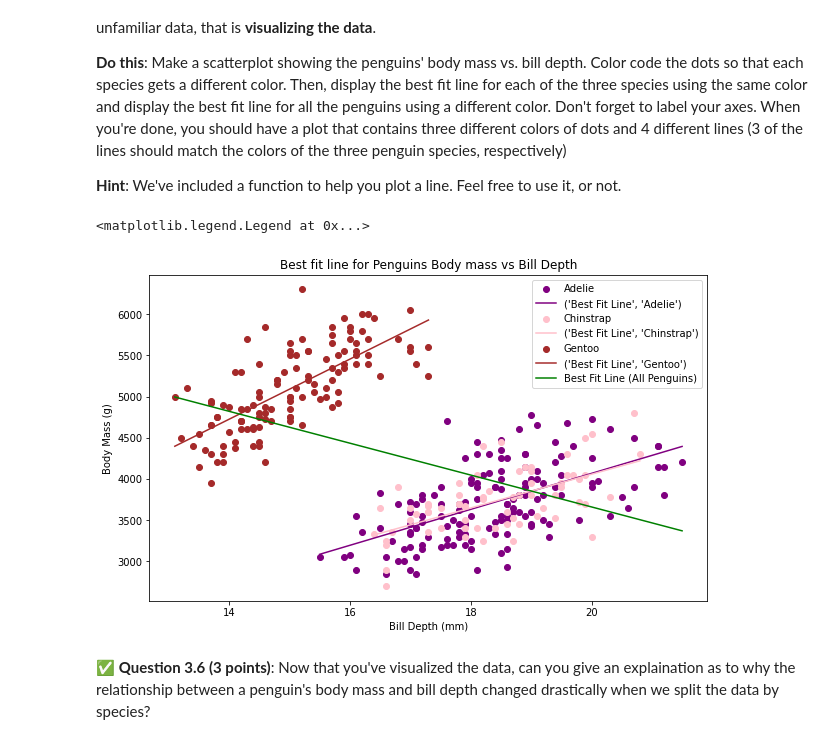
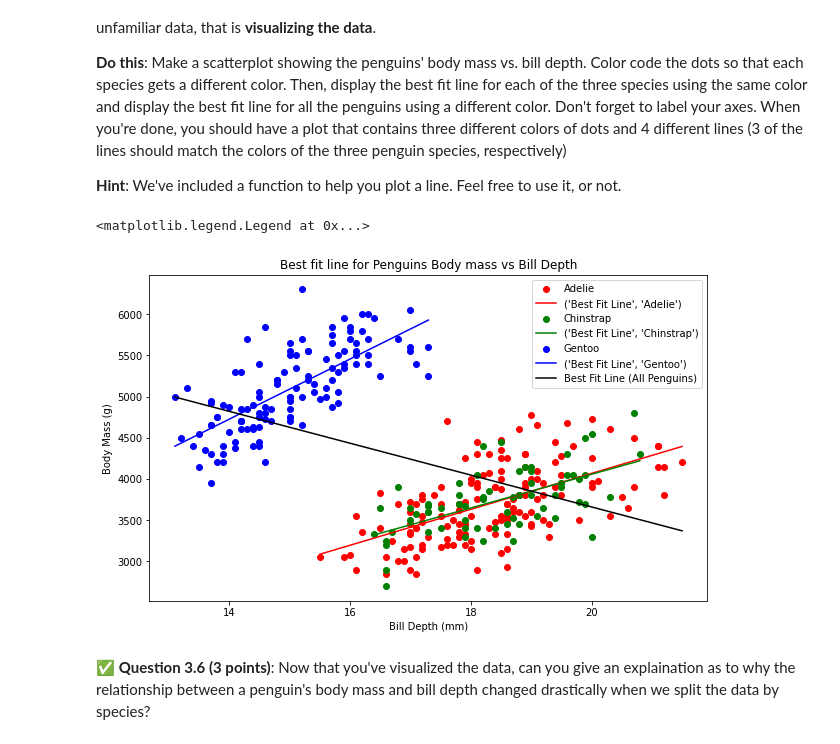
Before and after one commit to mariafaraj/CMSE202-f23-turnin, a Jupyter notebook: hw-03/HW-03_Regression-STUDENT.ipynb, the cells around one changed output. Saved outputs shown, nothing was run; the diff lists cells and outputs as text; code cells hidden in the pictures.

```diff
--- a/hw-03/HW-03_Regression-STUDENT.ipynb
+++ b/hw-03/HW-03_Regression-STUDENT.ipynb
@@ -346,38 +346,38 @@ def plot_line(slope, intercept, xmin, xmax, color):
 unique_species = dropped_penguin['species'].unique()
 
 plt.figure(figsize=(10, 6))
-colors = ['purple', 'pink', 'brown']
+colors = ['red', 'green', 'blue']
 color_index = 0
 
 for i in unique_species:
     species_data = dropped_penguin[dropped_penguin['species'] == i]
     x = species_data['bill_depth_mm']
     y = species_data['body_mass_g']
     plt.scatter(x, y, label=i, color=colors[color_index])
 
     slope, intercept = np.polyfit(x, y, 1)
 
     x_range = np.array([x.min(), x.max()])
     y_range = slope * x_range + intercept
     plt.plot(x_range, y_range, color=colors[color_index], label=('Best Fit Line', i))
 
     color_index += 1
 
 x_all = dropped_penguin['bill_depth_mm']
 y_all = dropped_penguin['body_mass_g']
 slope_all, intercept_all = np.polyfit(x_all, y_all, 1)
 
 x_range_all = np.array([x_all.min(), x_all.max()])
 y_range_all = slope_all * x_range_all + intercept_all
-plt.plot(x_range_all, y_range_all, color='green', label='Best Fit Line (All Penguins)')
+plt.plot(x_range_all, y_range_all, color='black', label='Best Fit Line (All Penguins)')
 
 plt.xlabel('Bill Depth (mm)')
 plt.ylabel('Body Mass (g)')
 plt.title('Best fit line for Penguins Body mass vs Bill Depth')
 plt.legend()
 # %% [output]
 <matplotlib.legend.Legend at 0x...>
-[figure, old version]
+[figure, new version]
 # %% [markdown]
 &#9989;  **Question 3.6 (3 points)**: Now that you've visualized the data, can you give an explaination as to why the relationship between a penguin's body mass and bill depth changed drastically when we split the data by species?
 # %% [markdown]
```
Also changed, not shown: parts of 9 cells of this notebook.
